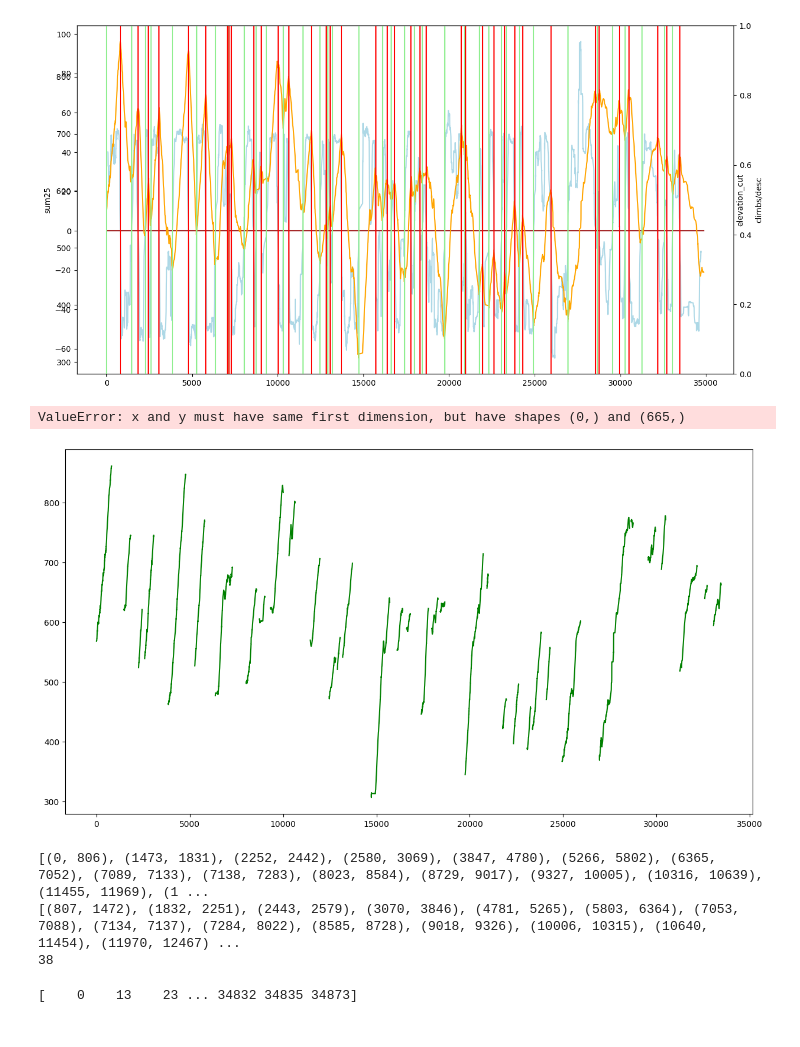
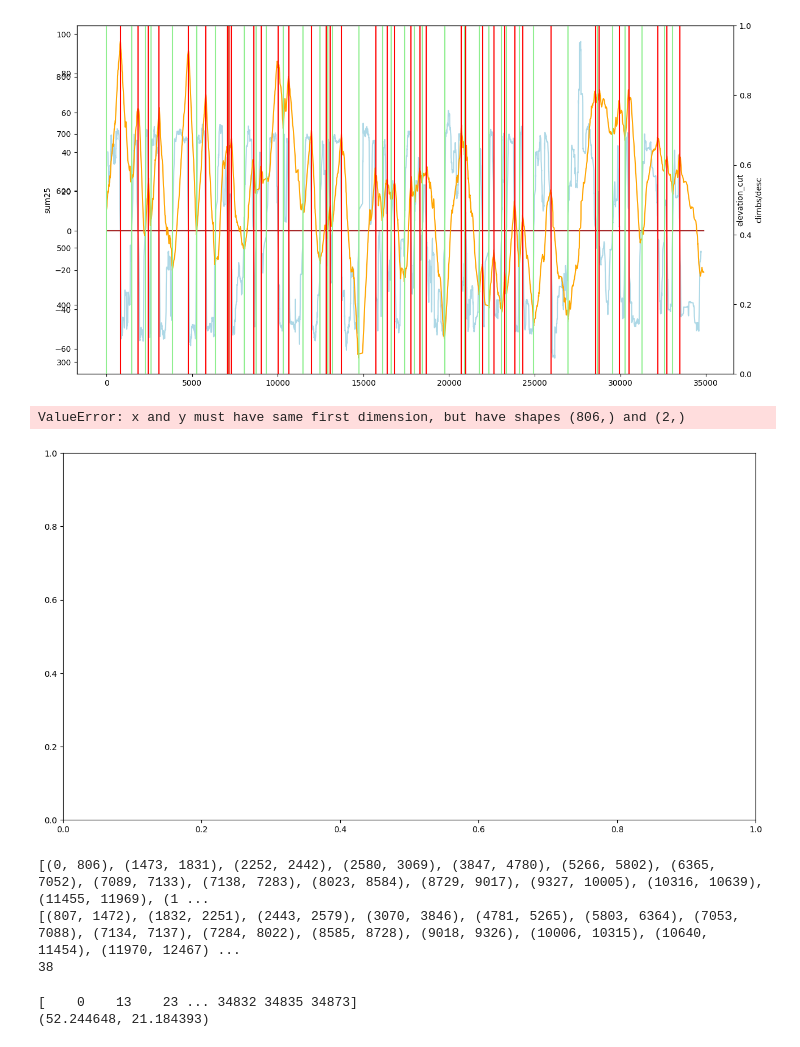
Before and after one commit to iStrzalka/gpx_sim, a Jupyter notebook: test.ipynb, the cells around one changed output. Saved outputs shown, nothing was run; the diff lists cells and outputs as text; code cells hidden in the pictures.

```diff
--- a/test.ipynb
+++ b/test.ipynb
@@ -182,4 +7,3 @@ from utilities import *
 # %%
-dataset = database_covers('map_data/temp/')
-points = parse_gpx_to_points('gpx_data/run.gpx')
-(result, elevation_map) = get_elevation_for_points(dataset, points)
+dataset = database_covers('map_data/Lemko/')
+points = parse_gpx_to_points('gpx_data/lemko.gpx')
@@ -189,5 +10,5 @@ points2 = parse_gpx_to_points('gpx_data/lemko.gpx')
 # %%
-(result, elevation_map) = get_elevation_for_points(dataset, points2)
+(result, elevation_map) = get_elevation_for_points(dataset, points)
 # %%
 elevation_gpx = [ele for _, ele in points2]
 # %%
@@ -402,24 +223,43 @@ plt.show()
 # %%
 data_cutx = np.array(x_res)
 data_cuty = np.array(y_res)
 
 # Ascending is first
 begin_climb = [data_cutx[i] for i in climbs]
 begin_descend = [data_cutx[i] for i in descends]
 end_climb = [begin_descend[i] - 1 for i in range(len(begin_descend))]
-end_descend = [begin_climb[i] - 1 for i in range(len(begin_climb))][1:] + [len(data_cuty) - 1]
+end_descend = [begin_climb[i] - 1 for i in range(len(begin_climb))][1:] + [data_cutx[-1]]
+
+def distance(point1, point2):
+    from haversine import haversine
+    point1 = (point1[1], point1[0])
+    point2 = (point2[1], point2[0])
+    return haversine(point1, point2)
+
+def points_to_cumulativedistance(points):
+    cumulativedistance = [0]
+    for i in range(1, len(points)):
+        cumulativedistance.append(cumulativedistance[-1] + distance(points[i - 1][0], points[i][0]))
+    return cumulativedistance
+
+cumsum = [int(x * 1000) for x in points_to_cumulativedistance(points_run)]
 
 plt.figure(figsize=(15, 8))
+plt.xlabel('Distance (m)')
+plt.xticks(range(0, cumsum[-1], 1000))
+for i in range(0, cumsum[-1], 1000):
+    plt.axvline(i, color='gray', linestyle='--', linewidth=0.5)
+plt.plot(cumsum, elevation_map_run)
 for i in range(len(begin_climb)):
-    plt.plot([x for x in range(begin_climb[i], end_climb[i])], elevation_map[begin_climb[i]:end_climb[i]], color='green')
+    plt.plot([cumsum[x] for x in range(begin_climb[i], end_climb[i])], elevation_map_run[begin_climb[i]:end_climb[i]], color='green')
 
 for i in range(len(begin_descend)):
-    plt.plot([x for x in range(begin_descend[i], begin_descend[i])], elevation_map[begin_descend[i]:end_descend[i]], color='red')
+    plt.plot([cumsum[x] for x in range(begin_descend[i], end_descend[i])], elevation_map_run[begin_descend[i]:end_descend[i]], color='red')
 
 plt.show()
 # %% [output]
-ValueError: x and y must have same first dimension, but have shapes (0,) and (665,)
+ValueError: x and y must have same first dimension, but have shapes (806,) and (2,)
-[figure, old version]
+[figure, new version]
 # %%
 l = zip(begin_climb, end_climb)
 print(list(zip(begin_climb, end_climb)))
@@ -431,5 +271,7 @@ print(len(begin_climb))
 38
 # %%
 print(data_cutx)
+print(elevation_map)
 # %% [output]
 [    0    13    23 ... 34832 34835 34873]
+(52.244648, 21.184393)
```
Also changed, not shown: parts of 16 cells of this notebook, 4 other files.
